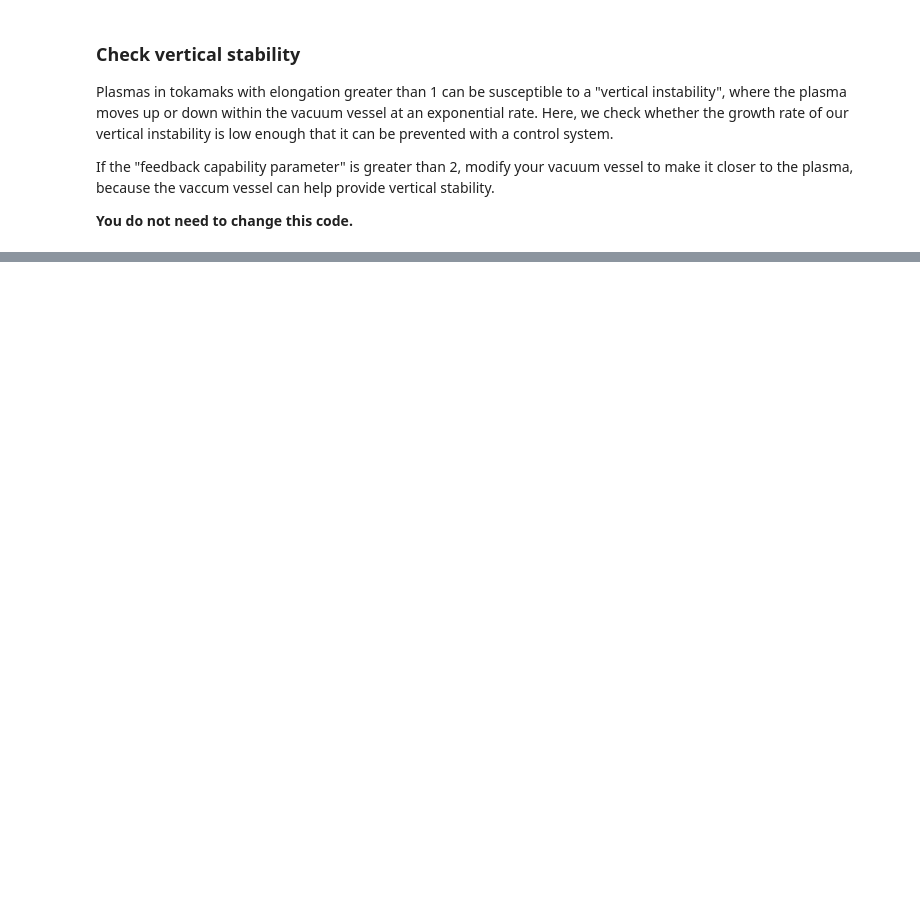
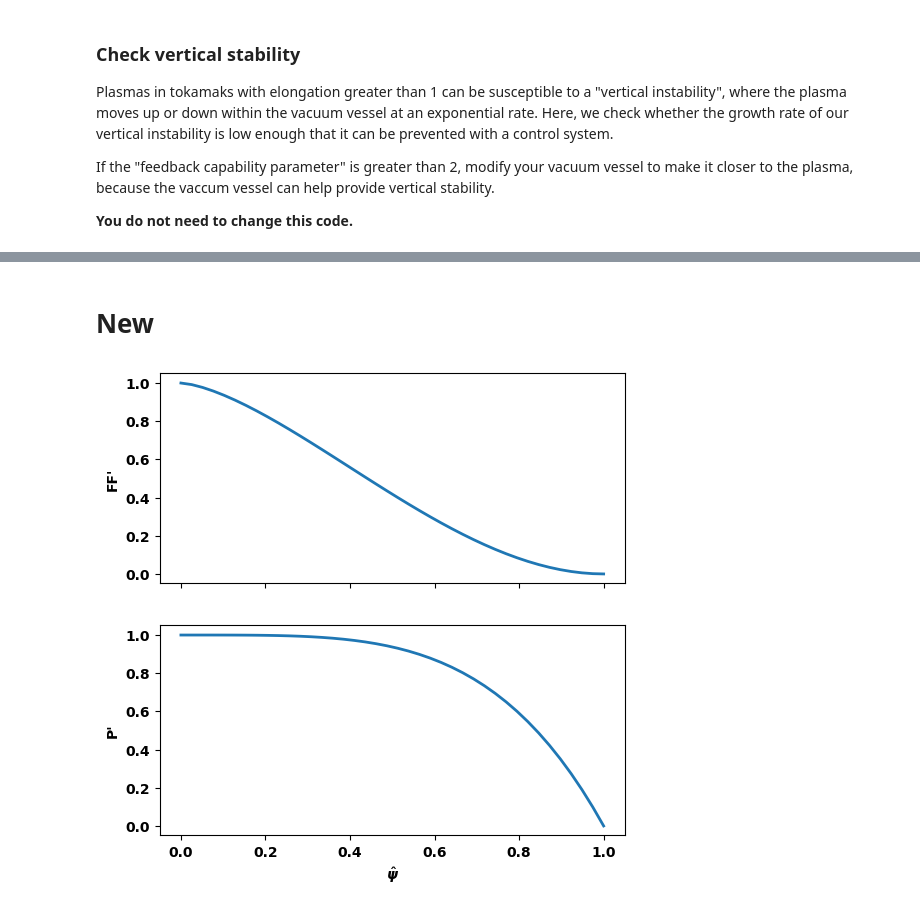
Before and after one commit to nikaslukyanov/interactive-tokamak-simulator, a Jupyter notebook: AOE_tokamaker.ipynb, the cells around one changed output, grey strips where cells are left out. Saved outputs shown, nothing was run; the diff lists cells and outputs as text; code cells hidden in the pictures; blank space fills up the shorter version.

```diff
--- a/AOE_tokamaker.ipynb
+++ b/AOE_tokamaker.ipynb
@@ -452,0 +456,48 @@ print('Feedback capability parameter: ' + str(feedback_capability_param))
+# %% [markdown]
+# New
+# %%
+# WHAT DOES THIS DO?
+
+tokamaker.settings.lim_zmax = 0.38 # Prevent limiting in upper/lower divertor areas
+# %%
+coil_bounds = {key: [-1.E3, 1.E3] for key in tokamaker.coil_sets}
+tokamaker.set_coil_bounds(coil_bounds)
+# %%
+coil_mirrors = {'CS{0:02d}'.format(2*i+1): 'CS{0:02d}'.format(2*i+2) for i in range(7)}
+coil_mirrors.update({'PF{0:02d}'.format(i): 'PF{0:02d}'.format(15-i) for i in range(1,8)})
+disable_list = ['PF01']
+
+# Set regularization weights
+regularization_terms = []
+for name, coil in tokamaker.coil_sets.items():
+    if name not in coil_mirrors:
+        continue
+    if name in disable_list:
+        # Set zero target current and high weight on coil and mirror
+        regularization_terms.append(tokamaker.coil_reg_term({name: 1.0},target=0.0,weight=1.E5))
+        regularization_terms.append(tokamaker.coil_reg_term({coil_mirrors[name]: 1.0},target=0.0,weight=1.E5))
+    else:
+        # Set zero target current and small weight to help conditioning of fit
+        regularization_terms.append(tokamaker.coil_reg_term({name: 1.0},target=0.0,weight=1.E-1))
+        # Set zero target for the difference of currents for coil and its mirror to ensure up-down symmetry
+        regularization_terms.append(tokamaker.coil_reg_term({name: 1.0, coil_mirrors[name]: -1.0},target=0.0,weight=1.E0))
+
+# Pass regularization terms to TokaMaker
+tokamaker.set_coil_reg(reg_terms=regularization_terms)
+# %%
+# Set profiles
+ffp_prof = create_power_flux_fun(40,1.5,2.0)
+pp_prof = create_power_flux_fun(40,4.0,1.0)
+
+fig, ax = plt.subplots(2,1,sharex=True)
+# Plot F*F'
+ax[0].plot(ffp_prof['x'],ffp_prof['y'])
+ax[0].set_ylabel("FF'")
+# Plot P'
+ax[1].plot(pp_prof['x'],pp_prof['y'])
+ax[1].set_ylabel("P'")
+_ = ax[-1].set_xlabel(r"$\hat{\psi}$")
+
+tokamaker.set_profiles(ffp_prof=ffp_prof,pp_prof=pp_prof)
+# %% [output]
+[figure, added]
```
Also changed, not shown: parts of 16 cells of this notebook.
